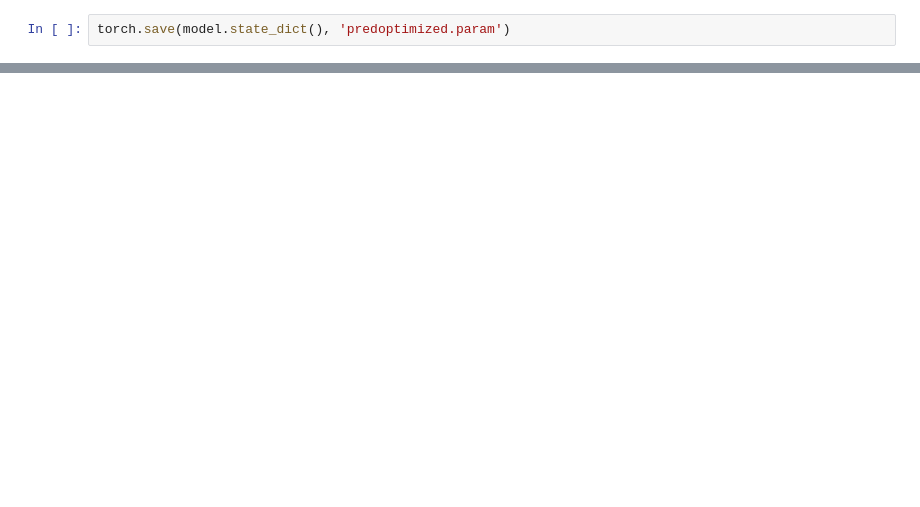
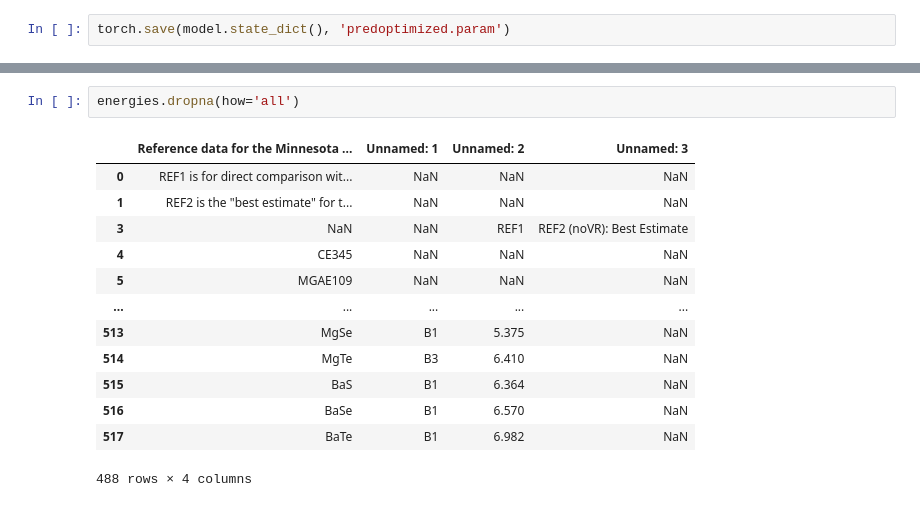
Before and after one commit to dzaripov/ML-parameterization-of-DFT-functionals, a Jupyter notebook: train.ipynb, the cells around one changed output, grey strips where cells are left out. Saved outputs shown, nothing was run; the diff lists cells and outputs as text; blank space fills up the shorter version.

```diff
--- a/train.ipynb
+++ b/train.ipynb
@@ -223,0 +692,16 @@ torch.save(model.state_dict(), 'predoptimized.param')
+# %%
+energies.dropna(how='all')
+# %% [output]
+|  | Reference data for the Minnesota ... | Unnamed: 1 | Unnamed: 2 | Unnamed: 3 |
+| 0 | REF1 is for direct comparison wit... | NaN | NaN | NaN |
+| 1 | REF2 is the "best estimate" for t... | NaN | NaN | NaN |
+| 3 | NaN | NaN | REF1 | REF2 (noVR): Best Estimate |
+| 4 | CE345 | NaN | NaN | NaN |
+| 5 | MGAE109 | NaN | NaN | NaN |
+| ... | ... | ... | ... | ... |
+| 513 | MgSe | B1 | 5.375 | NaN |
+| 514 | MgTe | B3 | 6.410 | NaN |
+| 515 | BaS | B1 | 6.364 | NaN |
+| 516 | BaSe | B1 | 6.570 | NaN |
+| 517 | BaTe | B1 | 6.982 | NaN |
+488 rows × 4 columns
```
Also changed, not shown: parts of 48 cells of this notebook, 1 other file.
